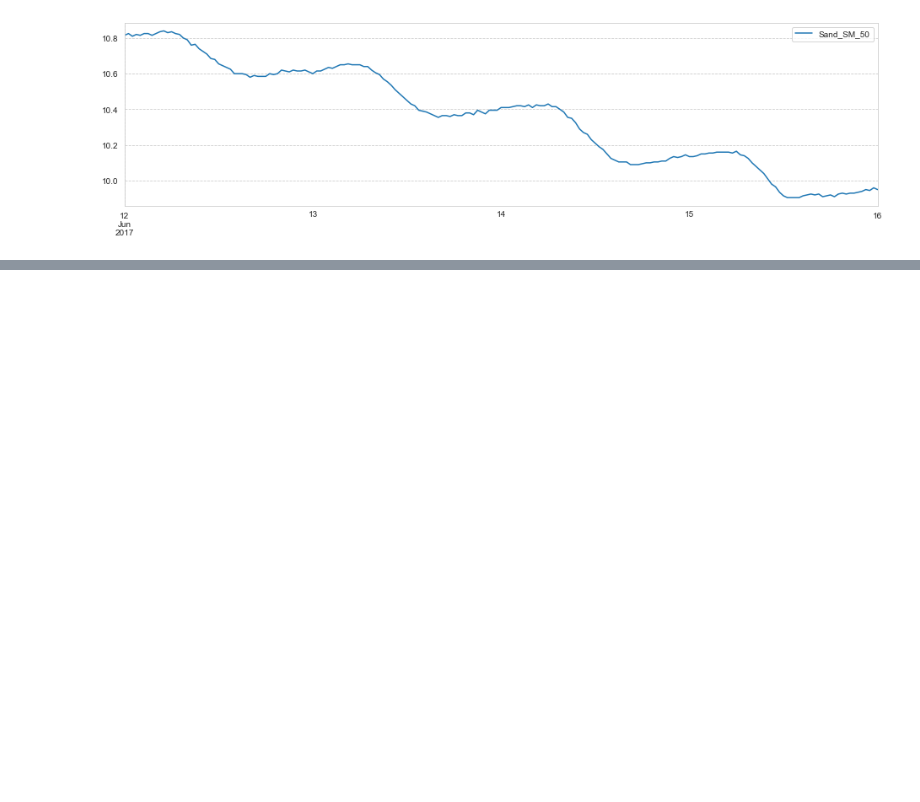
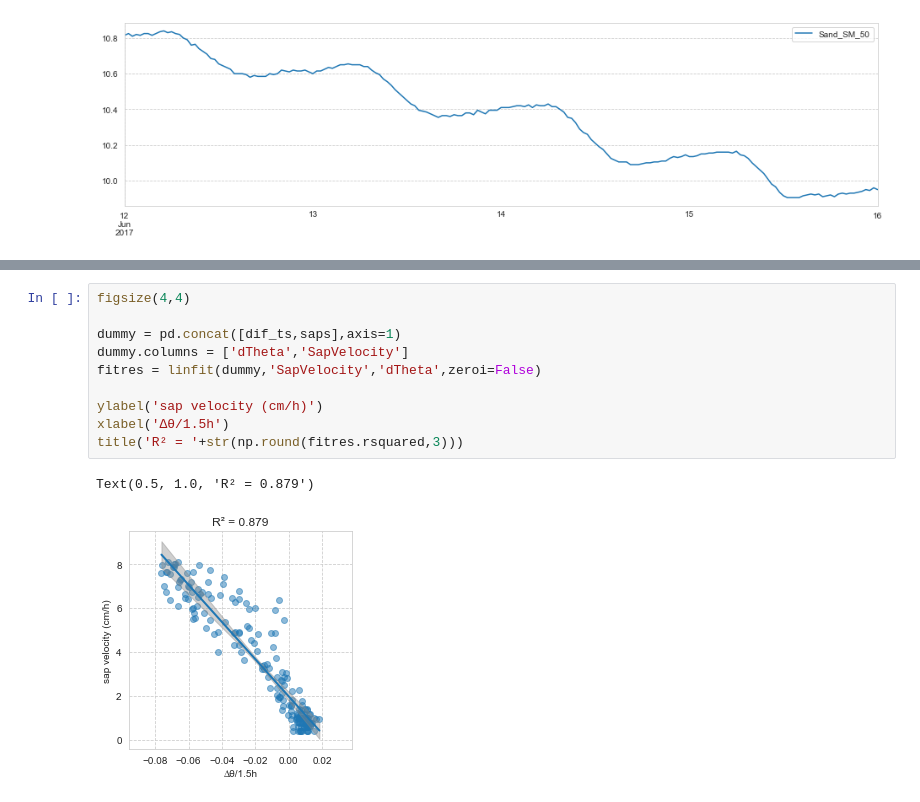
Before and after one commit to cojacoo/rootwater_ASAP, a Jupyter notebook: ASAP_workshop.ipynb, the cells around one changed output, grey strips where cells are left out. Drawn from its saved outputs; the diff is of its cells as text; blank space fills up the shorter version.

```diff
--- a/ASAP_workshop.ipynb
+++ b/ASAP_workshop.ipynb
@@ -287,0 +357,13 @@ By deriving the change in soil moisture, we get a nice diurnal signal which obvi
+# %%
+figsize(4,4)
+
+dummy = pd.concat([dif_ts,saps],axis=1)
+dummy.columns = ['dTheta','SapVelocity']
+fitres = linfit(dummy,'SapVelocity','dTheta',zeroi=False)
+
+ylabel('sap velocity (cm/h)')
+xlabel('∆θ/1.5h')
+title('R² = '+str(np.round(fitres.rsquared,3)))
+# %% [output]
+Text(0.5, 1.0, 'R² = 0.879')
+[figure, added]
```
Also changed, not shown: parts of 14 cells of this notebook, 1 other file.
